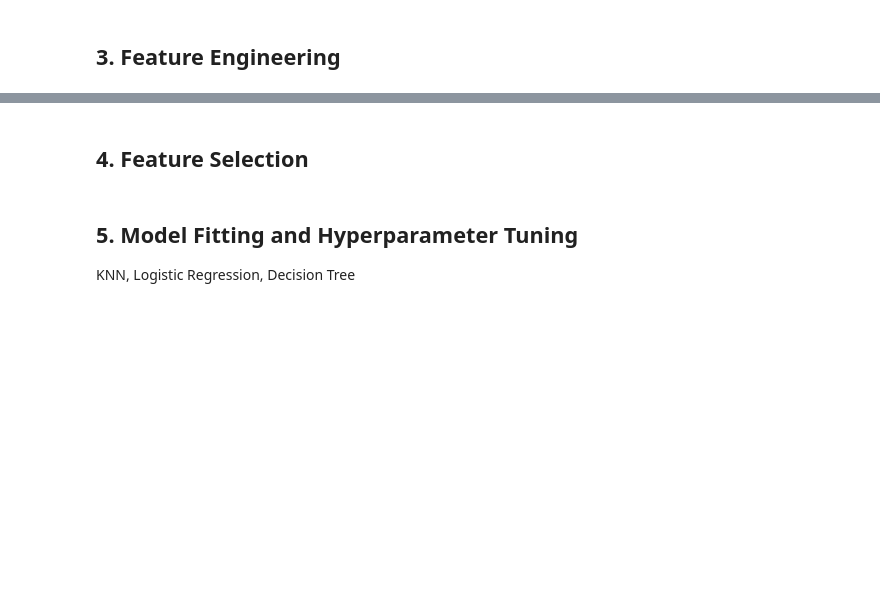
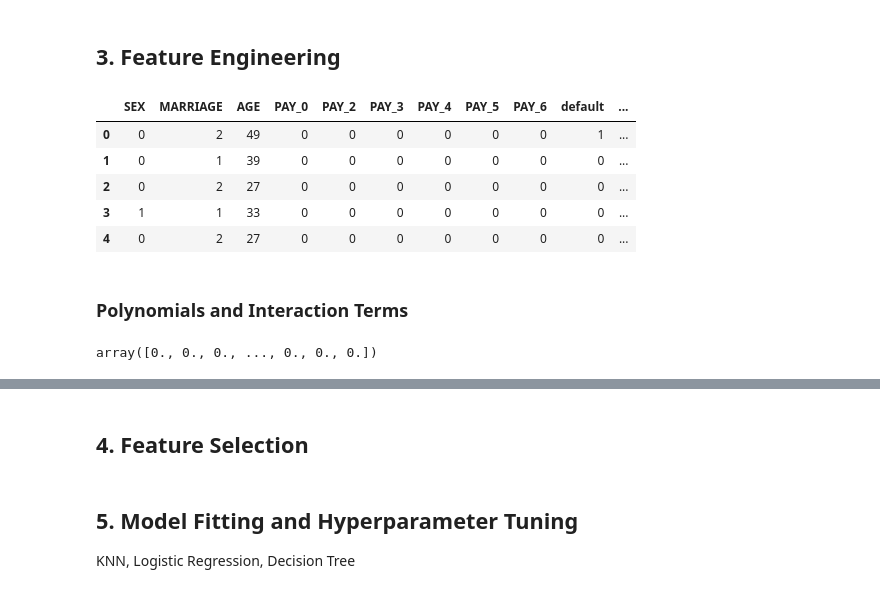
Before and after one commit to Pietrassyk/P_4_2_Risk_Classification, a Jupyter notebook: classification-assessment-mini-project.ipynb, the cells around one changed output, grey strips where cells are left out. Drawn from its saved outputs; the diff is of its cells as text; code cells hidden in the pictures; blank space fills up the shorter version.

Commit message:
Finish Feature Engineering Scaling TrainTestSplit

```diff
--- a/classification-assessment-mini-project.ipynb
+++ b/classification-assessment-mini-project.ipynb
@@ -141,0 +260,6 @@ df.head(10)
+# %%
+col_dict=[{"name":"EDUCATION","bins":[0,1,2,3,4,5,6,99],"labels":[0,1,2,3,4,5,"6+"],"abr":"edu"}]
+df = tp.dummy_transformation(df_test, col_dict, one_hot=True)
+df.drop("edu_6+", axis = 1, inplace = True)
+# %%
+df["MARRIAGE"] = df["MARRIAGE"].replace(3,0)
@@ -142,2 +270,13 @@ df.head(10)
 # %% [markdown]
 ## 3. Feature Engineering
+# %%
+df.head()
+# %% [output]
+|  | SEX | MARRIAGE | AGE | PAY_0 | PAY_2 | PAY_3 | PAY_4 | PAY_5 | PAY_6 | default | ... |
+| 0 | 0 | 2 | 49 | 0 | 0 | 0 | 0 | 0 | 0 | 1 | ... |
+| 1 | 0 | 1 | 39 | 0 | 0 | 0 | 0 | 0 | 0 | 0 | ... |
+| 2 | 0 | 2 | 27 | 0 | 0 | 0 | 0 | 0 | 0 | 0 | ... |
+| 3 | 1 | 1 | 33 | 0 | 0 | 0 | 0 | 0 | 0 | 0 | ... |
+| 4 | 0 | 2 | 27 | 0 | 0 | 0 | 0 | 0 | 0 | 0 | ... |
+# %% [markdown]
+### Polynomials and Interaction Terms
@@ -143,0 +320,4 @@ df.head(10)
+# %%
+np.zeros(len(df))
+# %% [output]
+array([0., 0., 0., ..., 0., 0., 0.])
```
Also changed, not shown: parts of 43 cells of this notebook, 1 other file.
